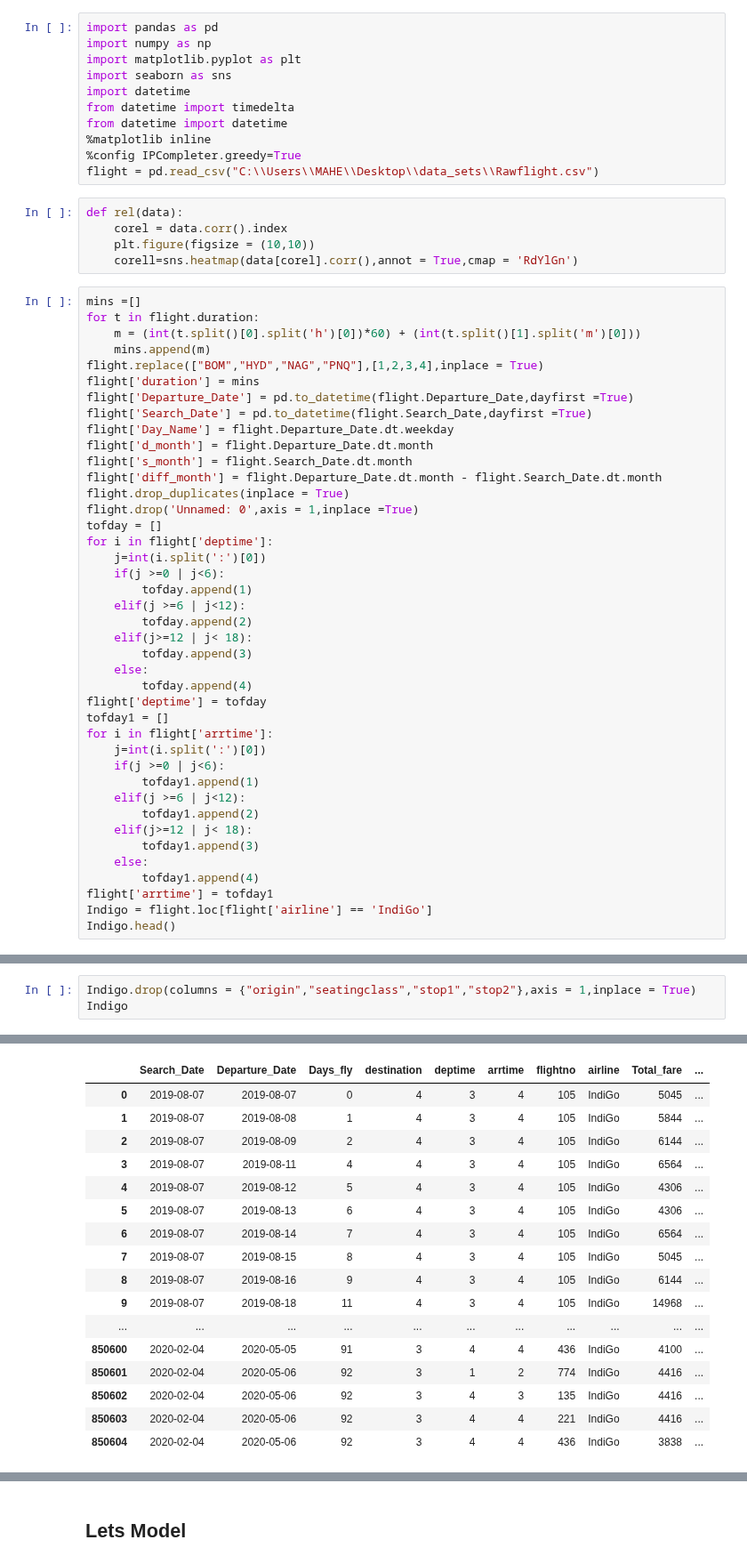
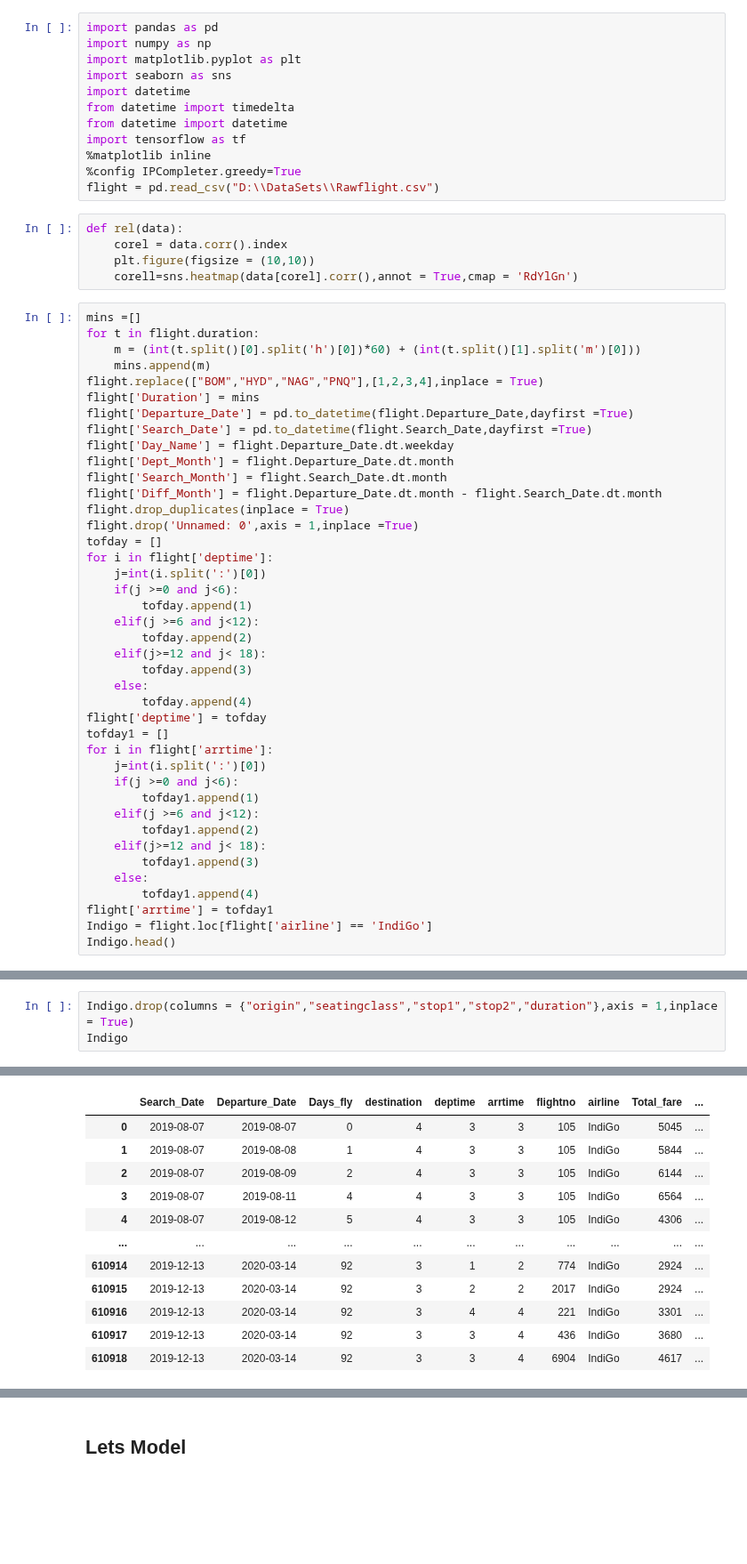
Before and after one commit to Harsh1347/Flight_Fare_Prediction, a Jupyter notebook: Indigo.ipynb, the cells around one changed output, grey strips where cells are left out. Shown at 89% size. Drawn from its saved outputs; the diff is of its cells as text; blank space fills up the shorter version.

Commit message:
flight wise model

```diff
--- a/Indigo.ipynb
+++ b/Indigo.ipynb
@@ -10,9 +10,10 @@ import seaborn as sns
 import datetime
 from datetime import timedelta
 from datetime import datetime
+import tensorflow as tf
 %matplotlib inline
 %config IPCompleter.greedy=True
-flight = pd.read_csv("C:\\Users\\MAHE\\Desktop\\data_sets\\Rawflight.csv")
+flight = pd.read_csv("D:\\DataSets\\Rawflight.csv")
 # %%
 def rel(data):
     corel = data.corr().index
@@ -24,23 +25,23 @@ for t in flight.duration:
     m = (int(t.split()[0].split('h')[0])*60) + (int(t.split()[1].split('m')[0]))
     mins.append(m)
 flight.replace(["BOM","HYD","NAG","PNQ"],[1,2,3,4],inplace = True)
-flight['duration'] = mins
+flight['Duration'] = mins
 flight['Departure_Date'] = pd.to_datetime(flight.Departure_Date,dayfirst =True)
 flight['Search_Date'] = pd.to_datetime(flight.Search_Date,dayfirst =True)
 flight['Day_Name'] = flight.Departure_Date.dt.weekday
-flight['d_month'] = flight.Departure_Date.dt.month
-flight['s_month'] = flight.Search_Date.dt.month
-flight['diff_month'] = flight.Departure_Date.dt.month - flight.Search_Date.dt.month
+flight['Dept_Month'] = flight.Departure_Date.dt.month
+flight['Search_Month'] = flight.Search_Date.dt.month
+flight['Diff_Month'] = flight.Departure_Date.dt.month - flight.Search_Date.dt.month
 flight.drop_duplicates(inplace = True)
 flight.drop('Unnamed: 0',axis = 1,inplace =True)
 tofday = []
 for i in flight['deptime']:
     j=int(i.split(':')[0])
-    if(j >=0 | j<6):
+    if(j >=0 and j<6):
         tofday.append(1)
-    elif(j >=6 | j<12):
+    elif(j >=6 and j<12):
         tofday.append(2)
-    elif(j>=12 | j< 18):
+    elif(j>=12 and j< 18):
         tofday.append(3)
     else:
         tofday.append(4)
@@ -48,11 +49,11 @@ flight['deptime'] = tofday
 tofday1 = []
 for i in flight['arrtime']:
     j=int(i.split(':')[0])
-    if(j >=0 | j<6):
+    if(j >=0 and j<6):
         tofday1.append(1)
-    elif(j >=6 | j<12):
+    elif(j >=6 and j<12):
         tofday1.append(2)
-    elif(j>=12 | j< 18):
+    elif(j>=12 and j< 18):
         tofday1.append(3)
     else:
         tofday1.append(4)
@@ -83,5 +86,5 @@ Indigo.shape
 # %%
-Indigo.drop(columns = {"origin","seatingclass","stop1","stop2"},axis = 1,inplace = True)
+Indigo.drop(columns = {"origin","seatingclass","stop1","stop2","duration"},axis = 1,inplace = True)
 Indigo
 # %% [output]
 A value is trying to be set on a copy of a slice from a DataFrame
@@ -91,17 +94,12 @@ See the caveats in the documentation: http://pandas.pydata.org/pandas-docs/stabl
 |  | Search_Date | Departure_Date | Days_fly | destination | deptime | arrtime | flightno | airline | Total_fare | ... |
-| 0 | 2019-08-07 | 2019-08-07 | 0 | 4 | 3 | 4 | 105 | IndiGo | 5045 | ... |
-| 1 | 2019-08-07 | 2019-08-08 | 1 | 4 | 3 | 4 | 105 | IndiGo | 5844 | ... |
-| 2 | 2019-08-07 | 2019-08-09 | 2 | 4 | 3 | 4 | 105 | IndiGo | 6144 | ... |
-| 3 | 2019-08-07 | 2019-08-11 | 4 | 4 | 3 | 4 | 105 | IndiGo | 6564 | ... |
-| 4 | 2019-08-07 | 2019-08-12 | 5 | 4 | 3 | 4 | 105 | IndiGo | 4306 | ... |
-| 5 | 2019-08-07 | 2019-08-13 | 6 | 4 | 3 | 4 | 105 | IndiGo | 4306 | ... |
-| 6 | 2019-08-07 | 2019-08-14 | 7 | 4 | 3 | 4 | 105 | IndiGo | 6564 | ... |
-| 7 | 2019-08-07 | 2019-08-15 | 8 | 4 | 3 | 4 | 105 | IndiGo | 5045 | ... |
-| 8 | 2019-08-07 | 2019-08-16 | 9 | 4 | 3 | 4 | 105 | IndiGo | 6144 | ... |
-| 9 | 2019-08-07 | 2019-08-18 | 11 | 4 | 3 | 4 | 105 | IndiGo | 14968 | ... |
+| 0 | 2019-08-07 | 2019-08-07 | 0 | 4 | 3 | 3 | 105 | IndiGo | 5045 | ... |
+| 1 | 2019-08-07 | 2019-08-08 | 1 | 4 | 3 | 3 | 105 | IndiGo | 5844 | ... |
+| 2 | 2019-08-07 | 2019-08-09 | 2 | 4 | 3 | 3 | 105 | IndiGo | 6144 | ... |
+| 3 | 2019-08-07 | 2019-08-11 | 4 | 4 | 3 | 3 | 105 | IndiGo | 6564 | ... |
+| 4 | 2019-08-07 | 2019-08-12 | 5 | 4 | 3 | 3 | 105 | IndiGo | 4306 | ... |
 | ... | ... | ... | ... | ... | ... | ... | ... | ... | ... | ... |
-| 850600 | 2020-02-04 | 2020-05-05 | 91 | 3 | 4 | 4 | 436 | IndiGo | 4100 | ... |
-| 850601 | 2020-02-04 | 2020-05-06 | 92 | 3 | 1 | 2 | 774 | IndiGo | 4416 | ... |
-| 850602 | 2020-02-04 | 2020-05-06 | 92 | 3 | 4 | 3 | 135 | IndiGo | 4416 | ... |
-| 850603 | 2020-02-04 | 2020-05-06 | 92 | 3 | 4 | 4 | 221 | IndiGo | 4416 | ... |
-| 850604 | 2020-02-04 | 2020-05-06 | 92 | 3 | 4 | 4 | 436 | IndiGo | 3838 | ... |
+| 610914 | 2019-12-13 | 2020-03-14 | 92 | 3 | 1 | 2 | 774 | IndiGo | 2924 | ... |
+| 610915 | 2019-12-13 | 2020-03-14 | 92 | 3 | 2 | 2 | 2017 | IndiGo | 2924 | ... |
+| 610916 | 2019-12-13 | 2020-03-14 | 92 | 3 | 4 | 4 | 221 | IndiGo | 3301 | ... |
+| 610917 | 2019-12-13 | 2020-03-14 | 92 | 3 | 3 | 4 | 436 | IndiGo | 3680 | ... |
+| 610918 | 2019-12-13 | 2020-03-14 | 92 | 3 | 3 | 4 | 6904 | IndiGo | 4617 | ... |
```
Also changed, not shown: parts of 14 cells of this notebook, 7 other files.
